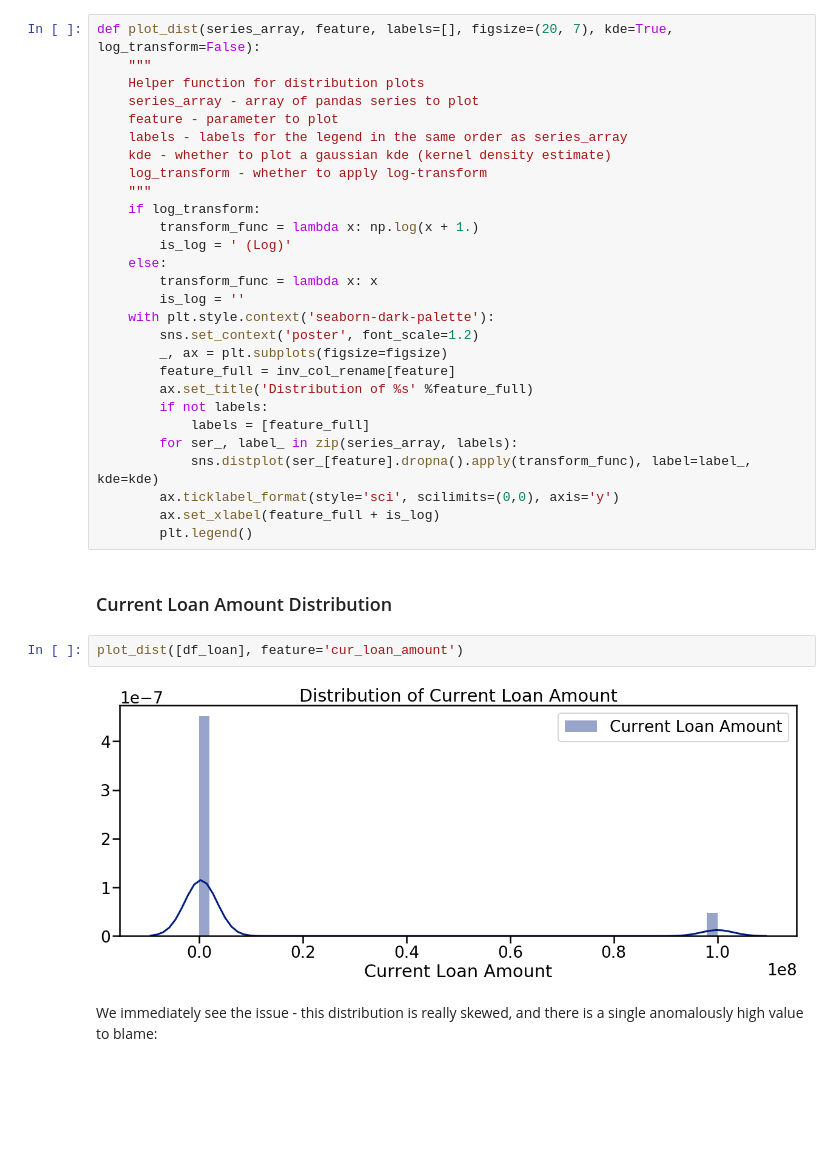
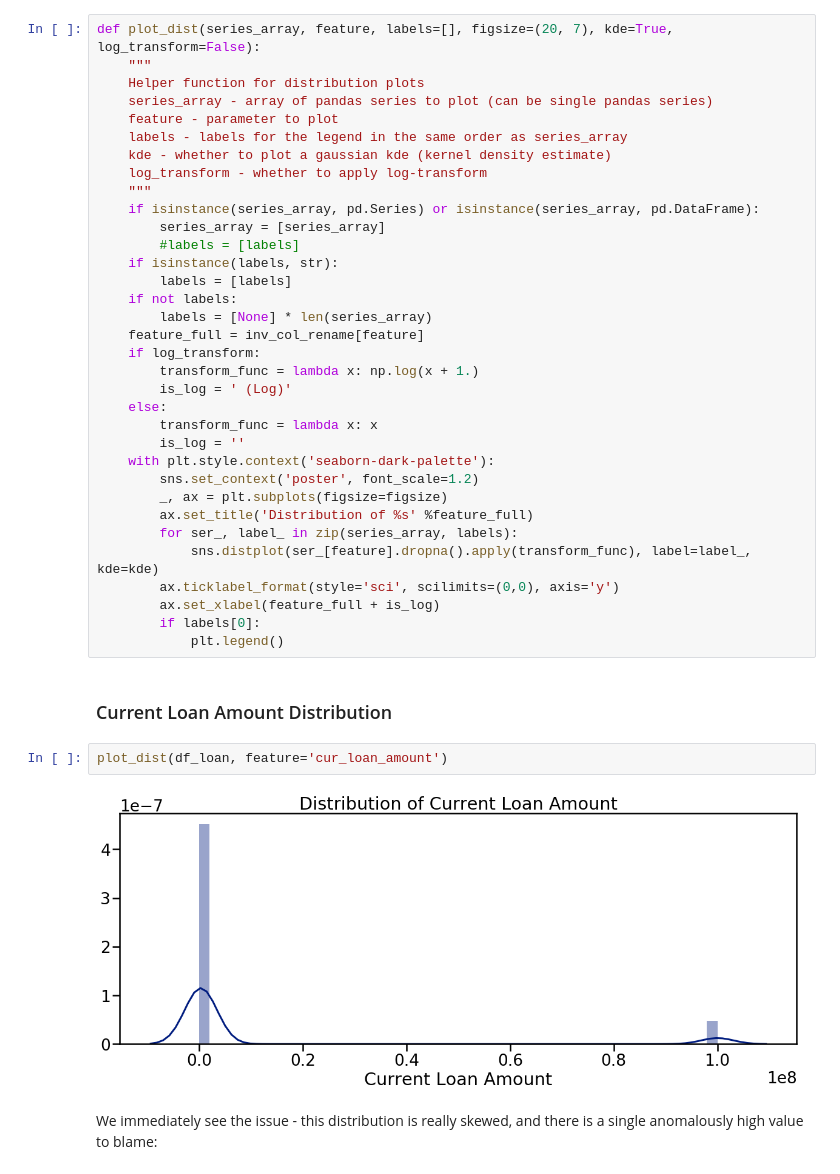
Before and after one commit to dataqubit/bank-loan-prediction, a Jupyter notebook: bank_loan_Part1_Exploratory_Analysis.ipynb, the cells around one changed output. Drawn from its saved outputs; the diff is of its cells as text; blank space fills up the shorter version.

Commit message:
updates in EDA - better plotting

```diff
--- a/bank_loan_Part1_Exploratory_Analysis.ipynb
+++ b/bank_loan_Part1_Exploratory_Analysis.ipynb
@@ -124,12 +124,20 @@ Not too bad. We will deal with missing values later in the next notebook, where
 def plot_dist(series_array, feature, labels=[], figsize=(20, 7), kde=True, log_transform=False):
     """
     Helper function for distribution plots
-    series_array - array of pandas series to plot
+    series_array - array of pandas series to plot (can be single pandas series)
     feature - parameter to plot
     labels - labels for the legend in the same order as series_array
     kde - whether to plot a gaussian kde (kernel density estimate)
     log_transform - whether to apply log-transform
     """
+    if isinstance(series_array, pd.Series) or isinstance(series_array, pd.DataFrame):
+        series_array = [series_array]
+        #labels = [labels]
+    if isinstance(labels, str):
+        labels = [labels]
+    if not labels:
+        labels = [None] * len(series_array)
+    feature_full = inv_col_rename[feature]
     if log_transform:
         transform_func = lambda x: np.log(x + 1.)
         is_log = ' (Log)'
@@ -139,21 +147,19 @@ def plot_dist(series_array, feature, labels=[], figsize=(20, 7), kde=True, log_t
     with plt.style.context('seaborn-dark-palette'):
         sns.set_context('poster', font_scale=1.2)
         _, ax = plt.subplots(figsize=figsize)
-        feature_full = inv_col_rename[feature]
         ax.set_title('Distribution of %s' %feature_full)
-        if not labels:
-            labels = [feature_full]
         for ser_, label_ in zip(series_array, labels):
             sns.distplot(ser_[feature].dropna().apply(transform_func), label=label_, kde=kde)
         ax.ticklabel_format(style='sci', scilimits=(0,0), axis='y')
         ax.set_xlabel(feature_full + is_log)
-        plt.legend()
+        if labels[0]:
+            plt.legend()
 # %% [markdown]
 ### Current Loan Amount Distribution
 # %%
-plot_dist([df_loan], feature='cur_loan_amount')
+plot_dist(df_loan, feature='cur_loan_amount')
 # %% [output]
-[figure, old version]
+[figure, new version]
 # %% [markdown]
 We immediately see the issue - this distribution is really skewed, and there is a single anomalously high value to blame:
 # %%
```
Also changed, not shown: parts of 2 cells of this notebook.
